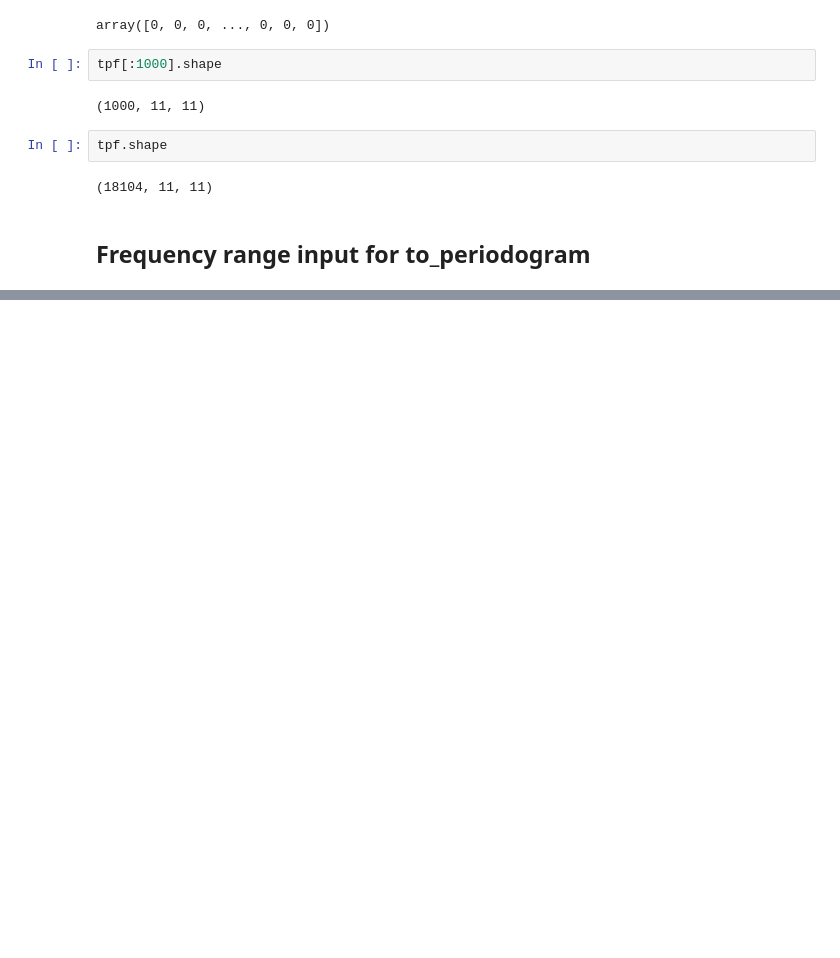
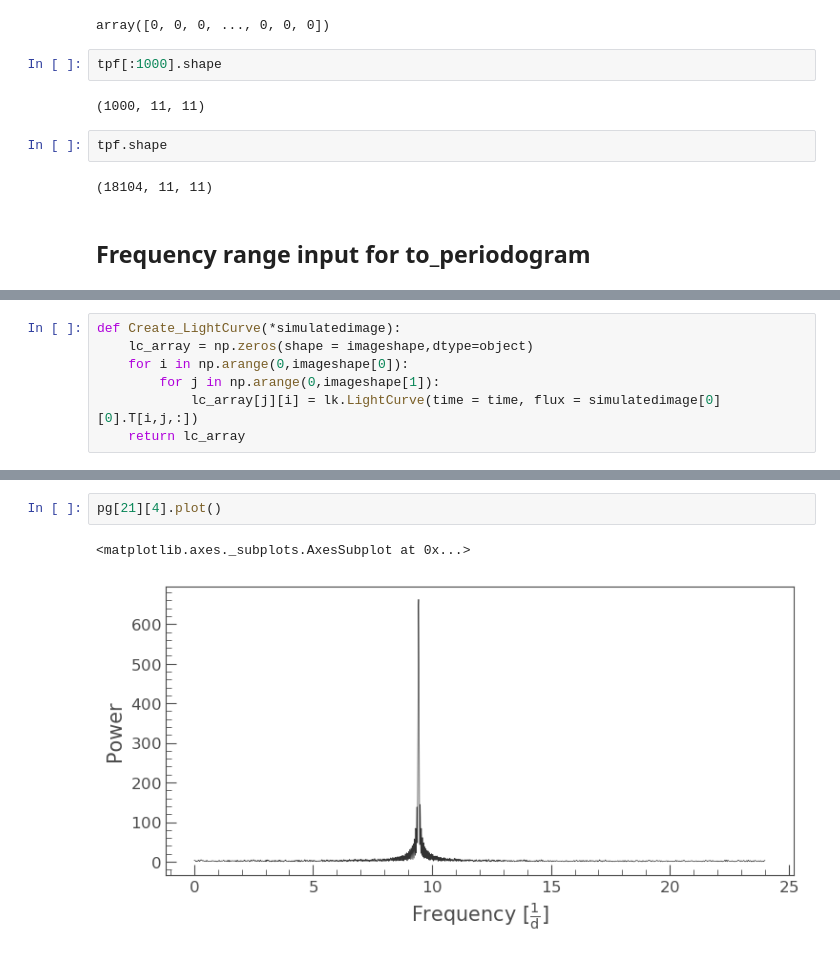
Before and after one commit to Higgins00/AstroResearch, a Jupyter notebook: Research.ipynb, the cells around one changed output, grey strips where cells are left out. Cells and saved outputs as stored; diff of their text form; blank space fills up the shorter version.

```diff
--- a/Research.ipynb
+++ b/Research.ipynb
@@ -2270,0 +2425,7 @@ tpf.shape
+# %%
+def Create_LightCurve(*simulatedimage):
+    lc_array = np.zeros(shape = imageshape,dtype=object)
+    for i in np.arange(0,imageshape[0]):
+        for j in np.arange(0,imageshape[1]):
+            lc_array[j][i] = lk.LightCurve(time = time, flux = simulatedimage[0][0].T[i,j,:])
+    return lc_array
@@ -2270,0 +2467,5 @@ tpf.shape
+# %%
+pg[21][4].plot()
+# %% [output]
+<matplotlib.axes._subplots.AxesSubplot at 0x...>
+[figure, added]
```
Also changed, not shown: parts of 15 cells of this notebook.
